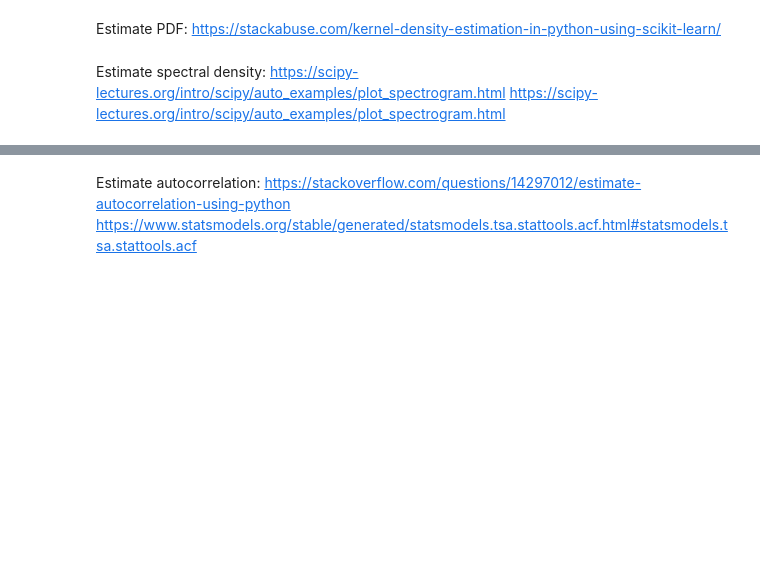
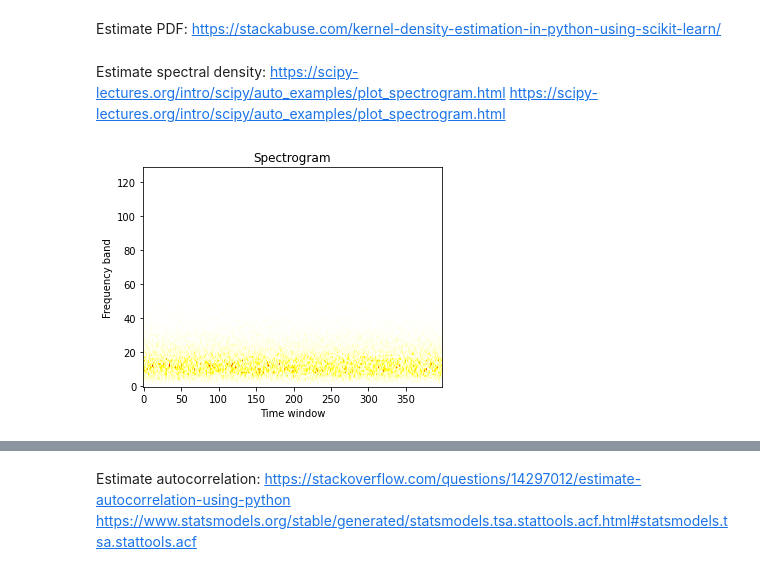
Before and after one commit to emanbuc/noise, a Jupyter notebook: assignment2.ipynb, the cells around one changed output, grey strips where cells are left out. Cells and saved outputs as stored; diff of their text form; code cells hidden in the pictures; blank space fills up the shorter version.

```diff
--- a/assignment2.ipynb
+++ b/assignment2.ipynb
@@ -77,3 +154,16 @@ Estimate PDF: https://stackabuse.com/kernel-density-estimation-in-python-using-s
 Estimate spectral density:
 https://scipy-lectures.org/intro/scipy/auto_examples/plot_spectrogram.html
 https://scipy-lectures.org/intro/scipy/auto_examples/plot_spectrogram.html
+# %%
+from scipy import signal
+
+freqs, times, spectrogram = signal.spectrogram(data30.loc[:,"(V)"])
+
+plt.figure(figsize=(5, 4))
+plt.imshow(spectrogram, aspect='auto', cmap='hot_r', origin='lower')
+plt.title('Spectrogram')
+plt.ylabel('Frequency band')
+plt.xlabel('Time window')
+plt.tight_layout()
+# %% [output]
+[figure, added]
```
Also changed, not shown: parts of 19 cells of this notebook.
